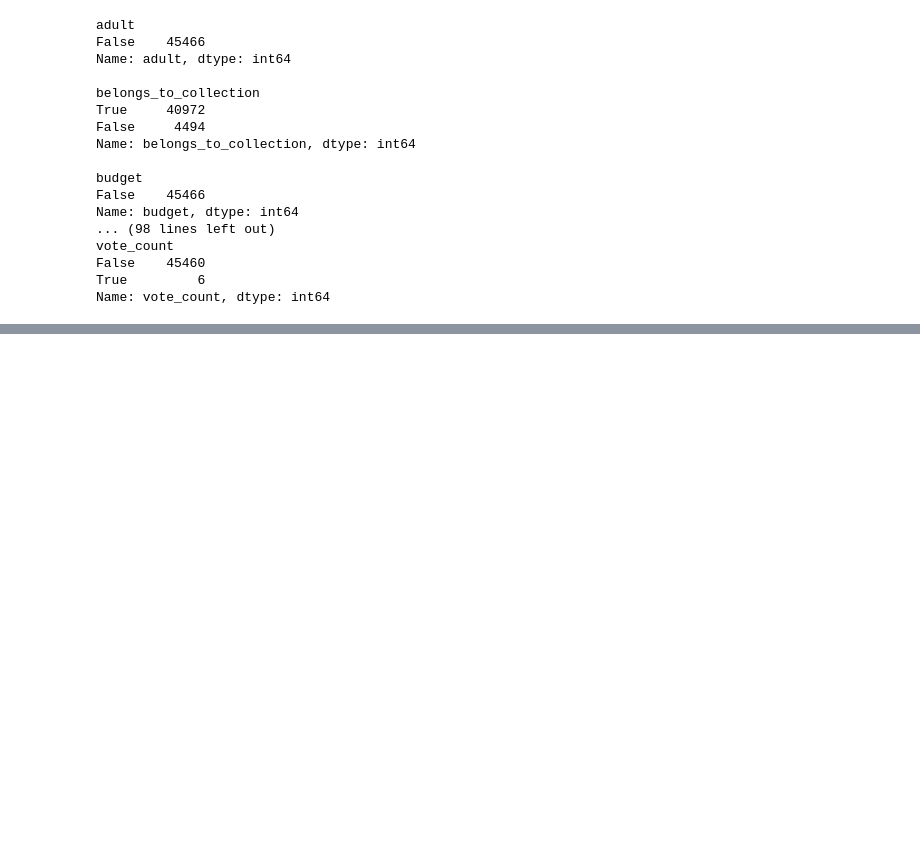
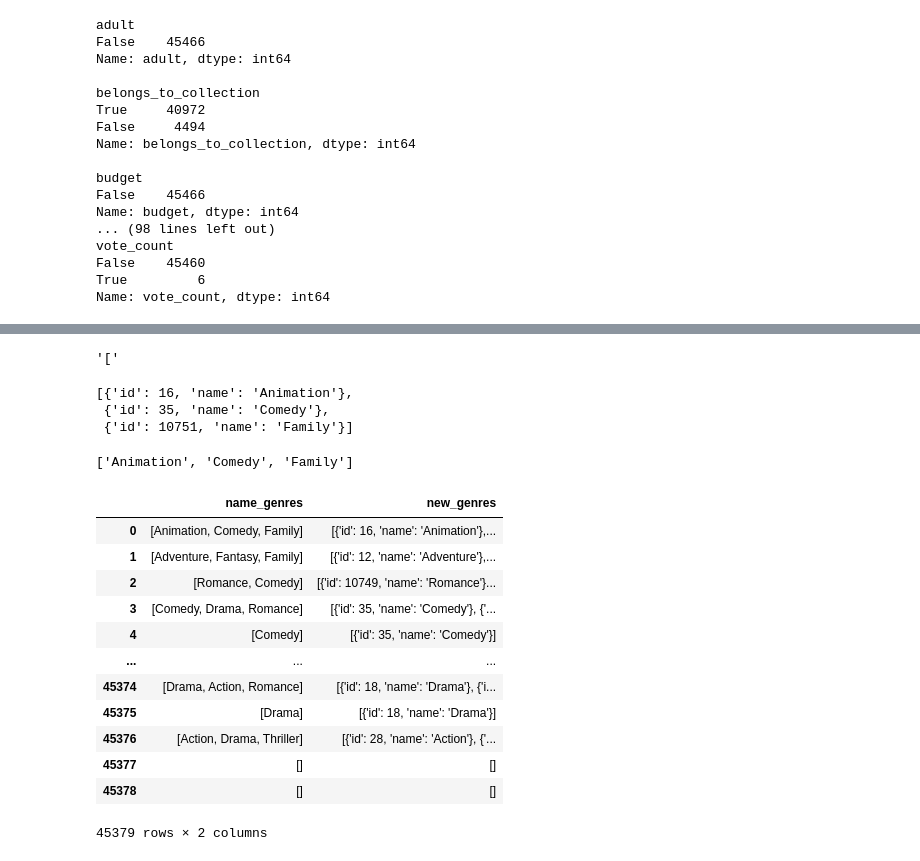
Before and after one commit to rohanrony250/ML-projects_1, a Jupyter notebook: Movie-Recommendation-Engine-Content-based.ipynb, the cells around one changed output, grey strips where cells are left out. Saved outputs shown, nothing was run; the diff lists cells and outputs as text; code cells hidden in the pictures; blank space fills up the shorter version.

```diff
--- a/Movie-Recommendation-Engine-Content-based.ipynb
+++ b/Movie-Recommendation-Engine-Content-based.ipynb
@@ -76,0 +67,35 @@ movies_df.head()
+# %%
+movies_df.iloc[0]['genres'][0]
+# %% [output]
+'['
+# %%
+from ast import literal_eval
+movies_df['new_genres'] = movies_df['genres'].apply(literal_eval)
+movies_df.iloc[0]['new_genres']
+
+#genres is now converted into list format from string object
+# %% [output]
+[{'id': 16, 'name': 'Animation'},
+ {'id': 35, 'name': 'Comedy'},
+ {'id': 10751, 'name': 'Family'}]
+# %%
+[element['name'] for element in movies_df.iloc[0]['new_genres']]
+# %% [output]
+['Animation', 'Comedy', 'Family']
+# %%
+movies_df['name_genres'] = movies_df['new_genres'].apply(lambda x: [e['name'] for e in x] if isinstance(x,list) else [])
+movies_df[['name_genres', 'new_genres']]
+# %% [output]
+|  | name_genres | new_genres |
+| 0 | [Animation, Comedy, Family] | [{'id': 16, 'name': 'Animation'},... |
+| 1 | [Adventure, Fantasy, Family] | [{'id': 12, 'name': 'Adventure'},... |
+| 2 | [Romance, Comedy] | [{'id': 10749, 'name': 'Romance'}... |
+| 3 | [Comedy, Drama, Romance] | [{'id': 35, 'name': 'Comedy'}, {'... |
+| 4 | [Comedy] | [{'id': 35, 'name': 'Comedy'}] |
+| ... | ... | ... |
+| 45374 | [Drama, Action, Romance] | [{'id': 18, 'name': 'Drama'}, {'i... |
+| 45375 | [Drama] | [{'id': 18, 'name': 'Drama'}] |
+| 45376 | [Action, Drama, Thriller] | [{'id': 28, 'name': 'Action'}, {'... |
+| 45377 | [] | [] |
+| 45378 | [] | [] |
+45379 rows × 2 columns
```
Also changed, not shown: parts of 3 cells of this notebook.
